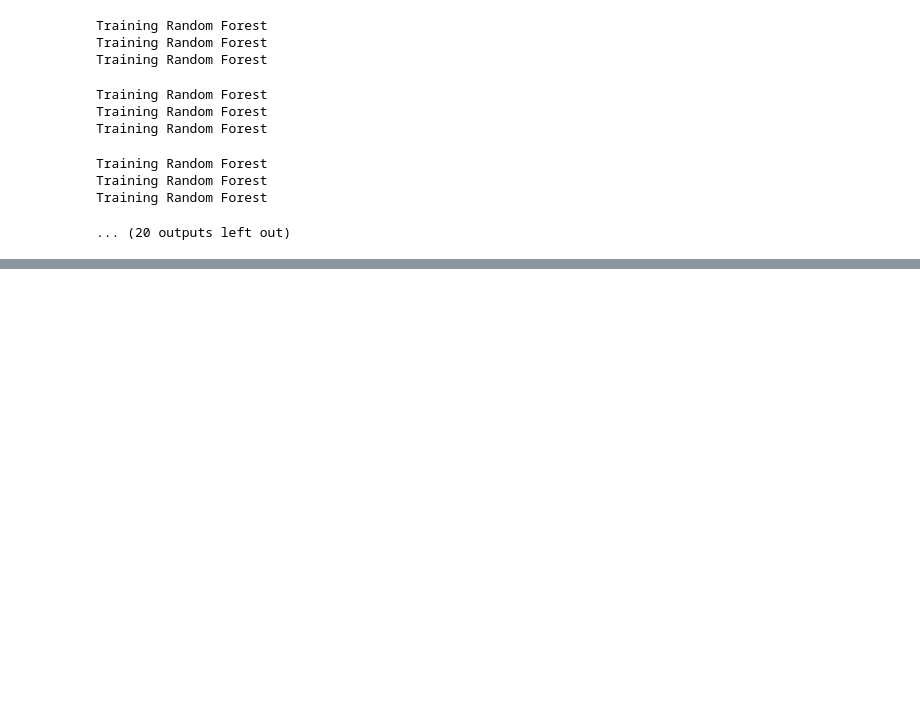
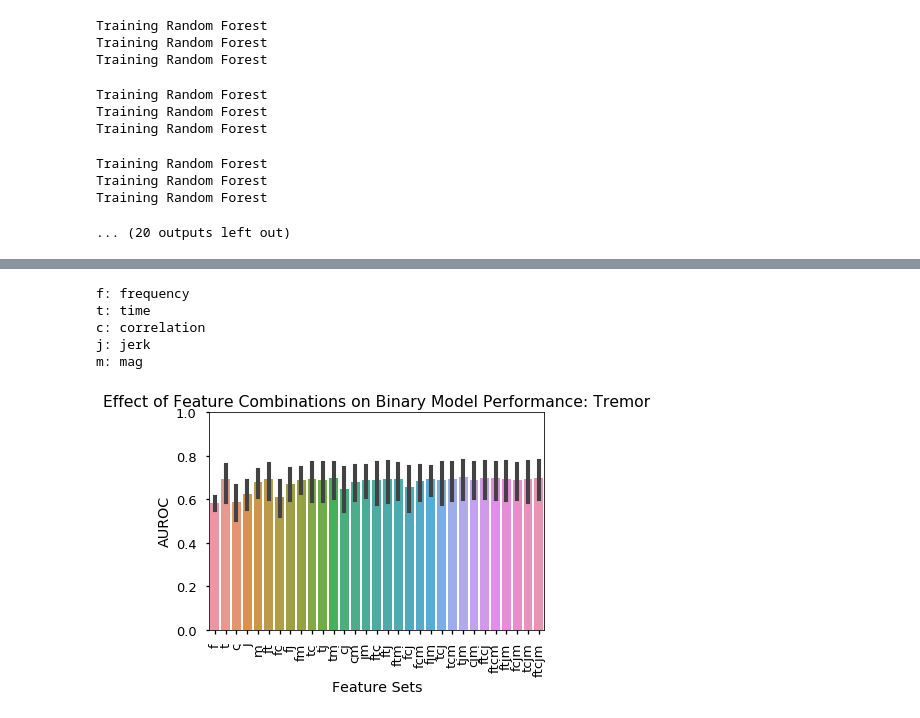
Before and after one commit to sanjeev-tv/CIS-PD, a Jupyter notebook: FeaturesAnalysis.ipynb, the cells around one changed output, grey strips where cells are left out. Drawn from its saved outputs; the diff is of its cells as text; code cells hidden in the pictures; blank space fills up the shorter version.

```diff
--- a/FeaturesAnalysis.ipynb
+++ b/FeaturesAnalysis.ipynb
@@ -460,4 +174,0 @@ combs
-# %%
-data = pd.read_csv('Z:CIS-PD Study\\Downsample\\Accel Data 62.5Hz.csv')
-data = data[(data.Subject != 1020) & (data.Subject != 1030)]
-info = ['Subject','Visit','Task','Bradykinesia','Tremor']
@@ -801,4 +174,0 @@ combs
-# %%
-data = pd.read_csv('Z:CIS-PD Study\\Downsample\\Accel Data 62.5Hz.csv')
-data = data[(data.Subject!=1020) & (data.Subject!=1030)]
-info = ['Subject','Visit','Task','Bradykinesia','Tremor']
@@ -931,9 +175,3 @@ m: mag
-# %%
-dataTremor = pd.read_csv('Z:CIS-PD Study\\Downsample\\Accel Data 62.5Hz.csv')
-dataTremor = dataTremor[(dataTremor.Subject != 1020) & (dataTremor.Subject != 1030)]
-dataBrady = pd.read_csv('Z:CIS-PD Study\\Downsample\\Accel+Gyro Data 62.5Hz.csv')
-dataBrady = dataBrady[(dataBrady.Subject != 1020) & (dataBrady.Subject != 1030)]
-datadict = {'Tremor':dataTremor,'Bradykinesia':dataBrady}
 # %%
 info = ['Subject','Visit','Task','Bradykinesia','Tremor']
 
@@ -1125,0 +384,37 @@ Training Random Forest
+# %%
+def barplotFeatures(results,symptom,classifier):
+    if 'RMS' in results[symptom][classifier]['res_groups']:
+        groups = results[symptom][classifier]['res_groups']['Combination']
+        RMS = results[symptom][classifier]['res_groups']['RMS']
+        sns.barplot(groups,RMS,ci='sd')
+        plt.ylabel('RMS')
+        m = results[symptom][classifier]['res_all']['RMS'].max()
+        m = math.ceil((m+.01)*20)/20
+        plt.ylim([0,m])
+    else:
+        groups = results[symptom][classifier]['res_all']['Combination'].values
+        aucdf = pd.DataFrame()
+        data = results[symptom][classifier]['res_groups']
+        for i in range(len(data)):
+            aucdf[groups[i]] = data[i]['Random Forest']['auroc']
+        sns.barplot(data=aucdf)
+        plt.ylabel('AUROC')
+        plt.ylim([0,1])
+
+    ax = plt.xticks(rotation=90)
+    plt.xlabel('Feature Sets')
+    plt.title('Effect of Feature Combinations on %s Model Performance: %s'%(classifier,symptom))
+    print('f: frequency')
+    print('t: time')
+    print('c: correlation')
+    print('j: jerk')
+    print('m: mag')
+# %%
+barplotFeatures(results,'Tremor','Binary')
+# %% [output]
+f: frequency
+t: time
+c: correlation
+j: jerk
+m: mag
+[figure, added]
```
Also changed, not shown: parts of 48 cells of this notebook.
